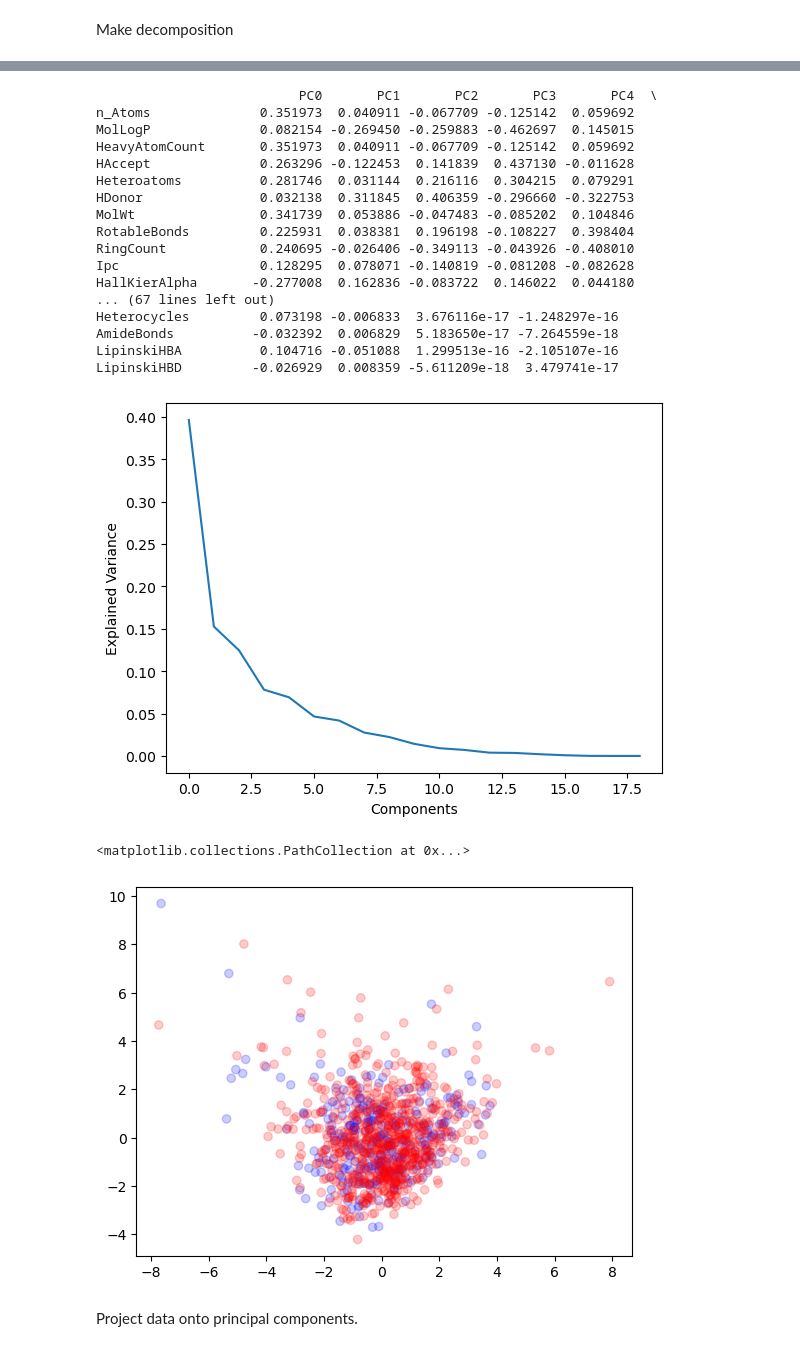
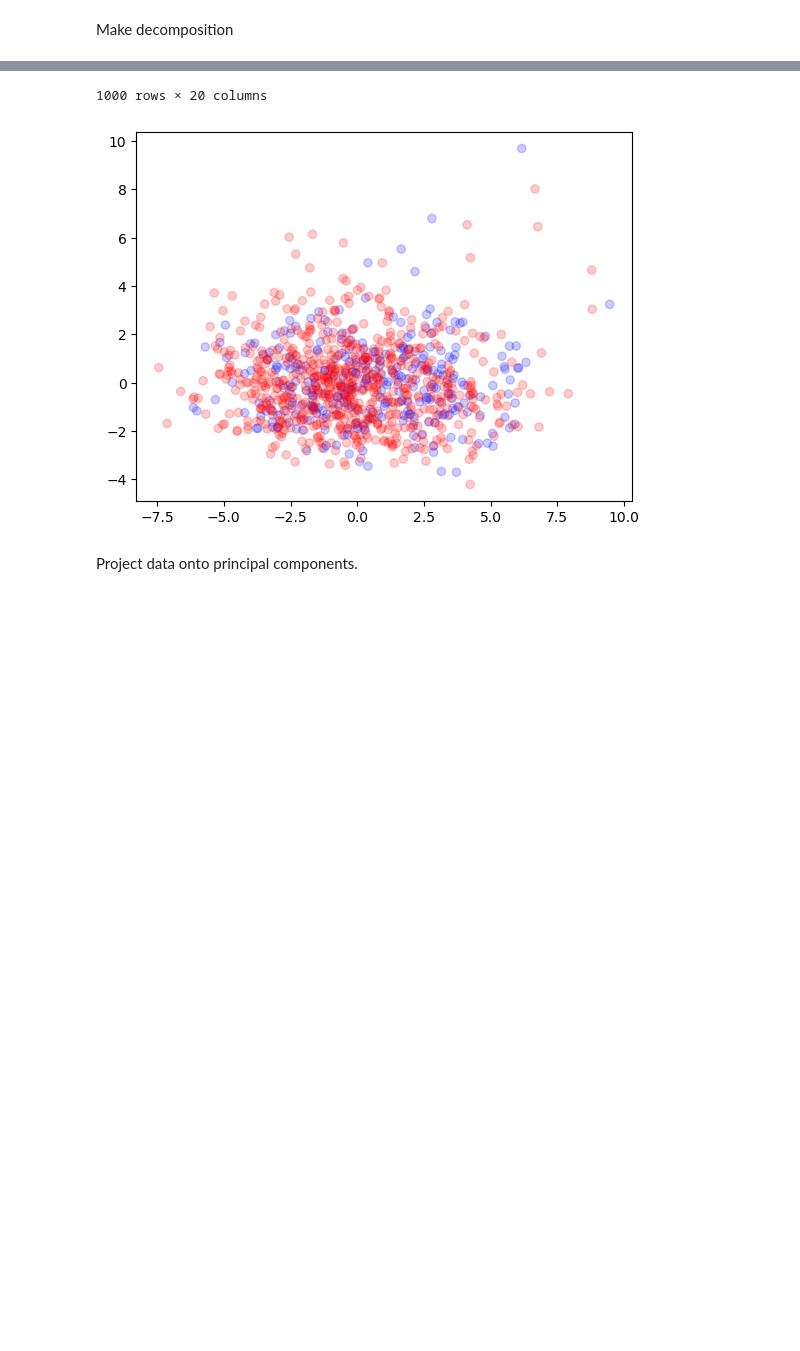
Before and after one commit to Jobs27/AP_groupassignment-, a Jupyter notebook: notebook.ipynb, the cells around one changed output, grey strips where cells are left out. Drawn from its saved outputs; the diff is of its cells as text; code cells hidden in the pictures; blank space fills up the shorter version.

Commit message:
Updated scatterplot

```diff
--- a/notebook.ipynb
+++ b/notebook.ipynb
@@ -58,9 +65,9 @@ KeyError: 'ROMol'
 # %% [raw]
 normalize data
 # %%
-scaler = StandardScaler()
+scaler = MinMaxScaler()
 
-st_data = esol_data.copy().drop(['ROMol','smiles','ALDH1_inhibition'], axis=1)
+st_data = esol_data.copy().drop(['ROMol','SMILES','ALDH1_inhibition'], axis=1)
 
 st_data = (st_data - st_data.mean()) / st_data.std()
 
@@ -81,21 +88,24 @@ components = pca.fit_transform(st_data)
 loadings = pd.DataFrame(pca.components_.T,
 columns=['PC%s' % _ for _ in range(len(st_data.columns))],
 index=st_data.columns)
-print(loadings)
+
 
 
 components_Df = pd.DataFrame(data = components)
 components_Df['label'] = esol_data['ALDH1_inhibition']
 
-plot.plot(pca.explained_variance_ratio_)
+plot.plot(np.cumsum(pca.explained_variance_ratio_)*100)
 plot.ylabel('Explained Variance')
 plot.xlabel('Components')
 plot.show()
 
 colors = ['red', 'blue']
 
-plot.scatter(components_Df[2], components_Df[1],
+plot.scatter(components_Df[0], components_Df[1],
              c = components_Df['label'],
              cmap=matplotlib.colors.ListedColormap(colors),
              alpha= 0.2)
+
+
+components_Df
 # %% [output]
@@ -102,22 +125,4 @@ plot.scatter(components_Df[2], components_Df[1],
-                          PC0       PC1       PC2       PC3       PC4  \
-n_Atoms              0.351973  0.040911 -0.067709 -0.125142  0.059692
-MolLogP              0.082154 -0.269450 -0.259883 -0.462697  0.145015
-HeavyAtomCount       0.351973  0.040911 -0.067709 -0.125142  0.059692
-HAccept              0.263296 -0.122453  0.141839  0.437130 -0.011628
-Heteroatoms          0.281746  0.031144  0.216116  0.304215  0.079291
-HDonor               0.032138  0.311845  0.406359 -0.296660 -0.322753
-MolWt                0.341739  0.053886 -0.047483 -0.085202  0.104846
-RotableBonds         0.225931  0.038381  0.196198 -0.108227  0.398404
-RingCount            0.240695 -0.026406 -0.349113 -0.043926 -0.408010
-Ipc                  0.128295  0.078071 -0.140819 -0.081208 -0.082628
-HallKierAlpha       -0.277008  0.162836 -0.083722  0.146022  0.044180
-... (67 lines left out)
-Heterocycles         0.073198 -0.006833  3.676116e-17 -1.248297e-16
-AmideBonds          -0.032392  0.006829  5.183650e-17 -7.264559e-18
-LipinskiHBA          0.104716 -0.051088  1.299513e-16 -2.105107e-16
-LipinskiHBD         -0.026929  0.008359 -5.611209e-18  3.479741e-17
+1000 rows × 20 columns
-[figure, old version]
-<matplotlib.collections.PathCollection at 0x...>
-[figure, old version]
+[figure, new version]
 # %% [markdown]
 Project data onto principal components.
```
Also changed, not shown: parts of 4 cells of this notebook.
